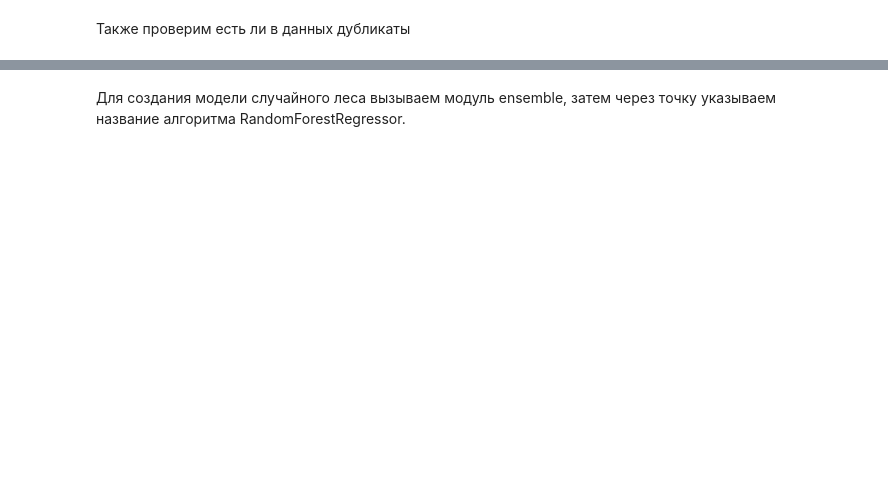
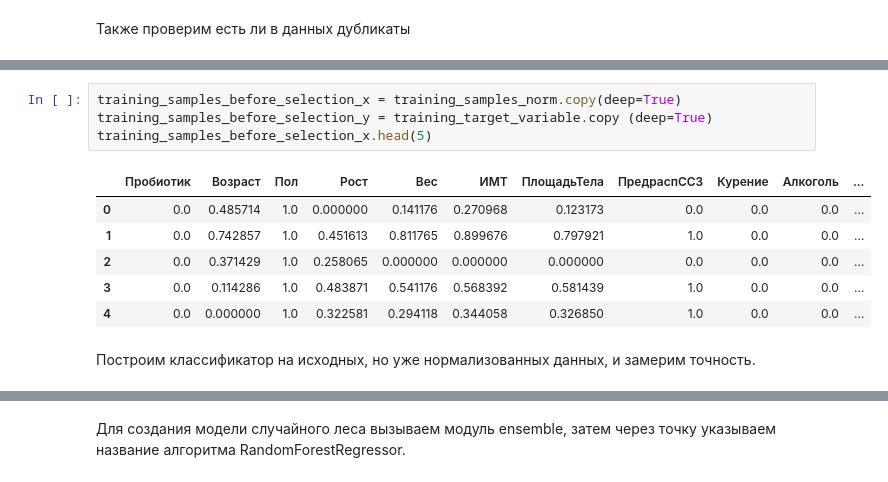
Before and after one commit to AlexBaunti/Prediction_AI, a Jupyter notebook: DecisionTreesMethod.ipynb, the cells around one changed output, grey strips where cells are left out. Cells and saved outputs as stored; diff of their text form; blank space fills up the shorter version.

```diff
--- a/DecisionTreesMethod.ipynb
+++ b/DecisionTreesMethod.ipynb
@@ -417,0 +470,13 @@ duplicateRows
+# %%
+training_samples_before_selection_x = training_samples_norm.copy(deep=True)
+training_samples_before_selection_y = training_target_variable.copy (deep=True)
+training_samples_before_selection_x.head(5)
+# %% [output]
+|  | Пробиотик | Возраст | Пол | Рост | Вес | ИМТ | ПлощадьТела | ПредраспССЗ | Курение | Алкоголь | ... |
+| 0 | 0.0 | 0.485714 | 1.0 | 0.000000 | 0.141176 | 0.270968 | 0.123173 | 0.0 | 0.0 | 0.0 | ... |
+| 1 | 0.0 | 0.742857 | 1.0 | 0.451613 | 0.811765 | 0.899676 | 0.797921 | 1.0 | 0.0 | 0.0 | ... |
+| 2 | 0.0 | 0.371429 | 1.0 | 0.258065 | 0.000000 | 0.000000 | 0.000000 | 0.0 | 0.0 | 0.0 | ... |
+| 3 | 0.0 | 0.114286 | 1.0 | 0.483871 | 0.541176 | 0.568392 | 0.581439 | 1.0 | 0.0 | 0.0 | ... |
+| 4 | 0.0 | 0.000000 | 1.0 | 0.322581 | 0.294118 | 0.344058 | 0.326850 | 1.0 | 0.0 | 0.0 | ... |
+# %% [markdown]
+Построим классификатор на исходных, но уже нормализованных данных, и замерим точность.
```
Also changed, not shown: parts of 48 cells of this notebook.
